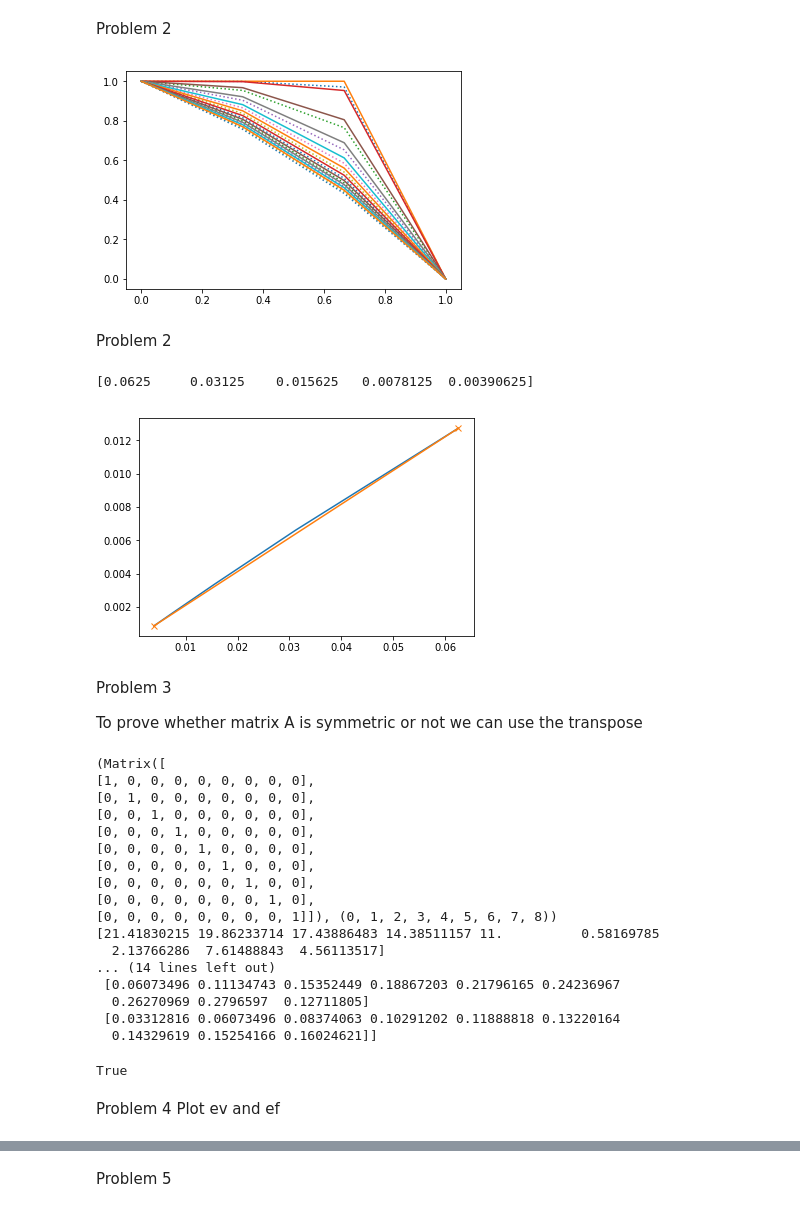
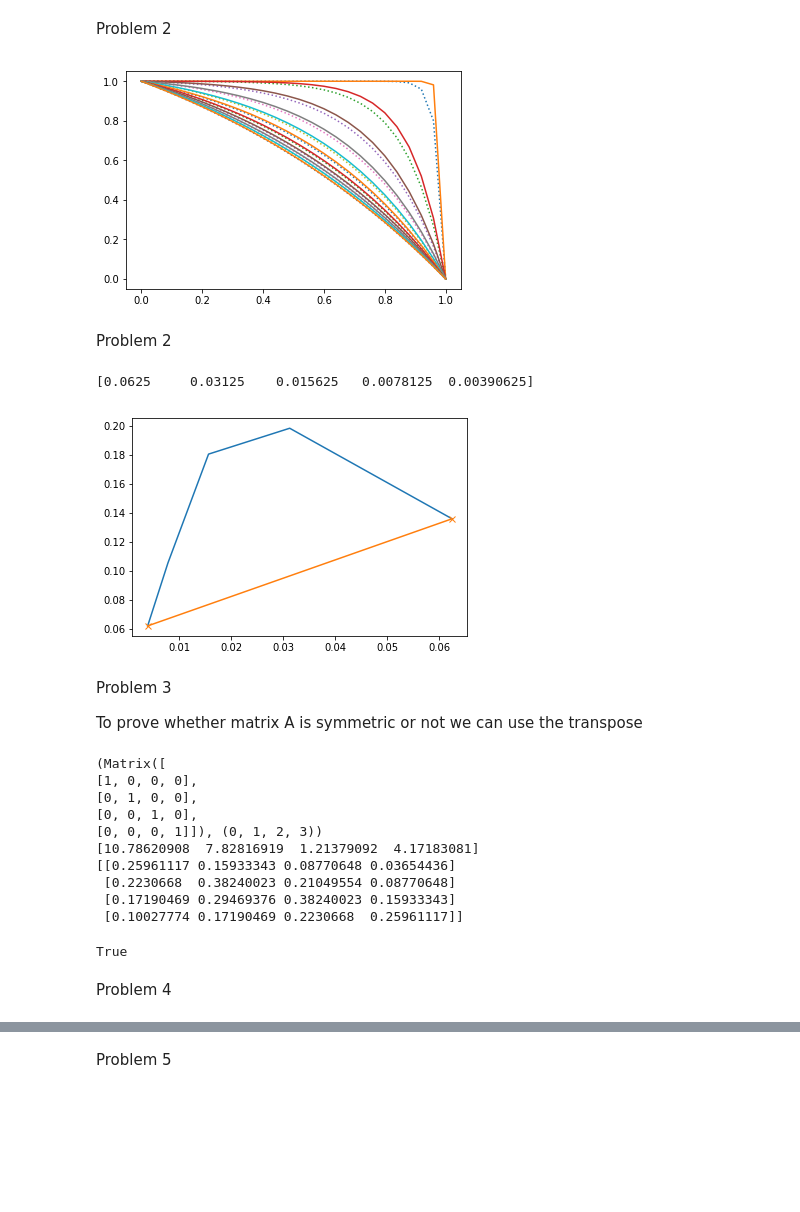
Before and after one commit to kslam07/projectD-WI4201, a Jupyter notebook: assignment-D.ipynb, the cells around one changed output, grey strips where cells are left out. Drawn from its saved outputs; the diff is of its cells as text; code cells hidden in the pictures; blank space fills up the shorter version.

```diff
--- a/assignment-D.ipynb
+++ b/assignment-D.ipynb
@@ -56,7 +56,7 @@ def testfunc(N,e):
 # %% [markdown]
 Problem 2
 # %%
-N=3
+N=25
 #%matplotlib notebook
 eps = np.linspace(1e-2,1,11)
 for e in eps:
@@ -66,33 +66,33 @@ for e in eps:
 #plt.legend()
 plt.show()
 # %% [output]
-[figure, old version]
+[figure, new version]
 # %% [markdown]
 Problem 2
 # %%
 n=5
-eps=0.5
+eps=0.01
 error=[]
 N_lst=[]
 for i in range(4,n+4):
     N=2**i
     N_lst.append(N)
     un=system_solver(N,eps)
     error.append(max(np.abs(un[0]-testfunc(N,eps))))
 plt.plot(1/np.array(N_lst),error) # is not linear
 plt.plot([1/N_lst[0],1/N_lst[-1]],[error[0],error[-1]],marker='x')
 #plt.plot(range(5),error)
 #plt.yscale('log')
 print (1/np.array(N_lst))
 # %% [output]
 [0.0625     0.03125    0.015625   0.0078125  0.00390625]
-[figure, old version]
+[figure, new version]
 # %% [markdown]
 Problem 3
 
 To prove whether matrix A is symmetric or not we can use the transpose
 # %%
-A=system_solver(10,0.5)[1]
+A=system_solver(5,0.5)[1]
 np.allclose(A,A.T)
 print(sympy.Matrix(A).rref())
 print(np.linalg.eig(A)[0])
@@ -100,25 +100,17 @@ print(np.linalg.inv(A))
 np.any(np.linalg.inv(A)>=0)  # Check if A_ij>=0
 # %% [output]
 (Matrix([
-[1, 0, 0, 0, 0, 0, 0, 0, 0],
-[0, 1, 0, 0, 0, 0, 0, 0, 0],
-[0, 0, 1, 0, 0, 0, 0, 0, 0],
-[0, 0, 0, 1, 0, 0, 0, 0, 0],
-[0, 0, 0, 0, 1, 0, 0, 0, 0],
-[0, 0, 0, 0, 0, 1, 0, 0, 0],
-[0, 0, 0, 0, 0, 0, 1, 0, 0],
-[0, 0, 0, 0, 0, 0, 0, 1, 0],
-[0, 0, 0, 0, 0, 0, 0, 0, 1]]), (0, 1, 2, 3, 4, 5, 6, 7, 8))
-[21.41830215 19.86233714 17.43886483 14.38511157 11.          0.58169785
-  2.13766286  7.61488843  4.56113517]
-... (14 lines left out)
- [0.06073496 0.11134743 0.15352449 0.18867203 0.21796165 0.24236967
-  0.26270969 0.2796597  0.12711805]
- [0.03312816 0.06073496 0.08374063 0.10291202 0.11888818 0.13220164
-  0.14329619 0.15254166 0.16024621]]
+[1, 0, 0, 0],
+[0, 1, 0, 0],
+[0, 0, 1, 0],
+[0, 0, 0, 1]]), (0, 1, 2, 3))
+[10.78620908  7.82816919  1.21379092  4.17183081]
+[[0.25961117 0.15933343 0.08770648 0.03654436]
+ [0.2230668  0.38240023 0.21049554 0.08770648]
+ [0.17190469 0.29469376 0.38240023 0.15933343]
+ [0.10027774 0.17190469 0.2230668  0.25961117]]
 True
 # %% [markdown]
 Problem 4
-Plot ev and ef
 # %%
 N=100
```
Also changed, not shown: parts of 8 cells of this notebook.
